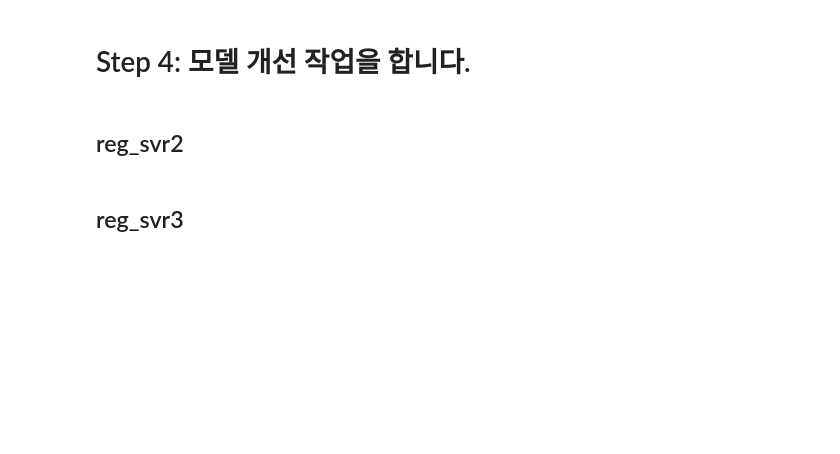
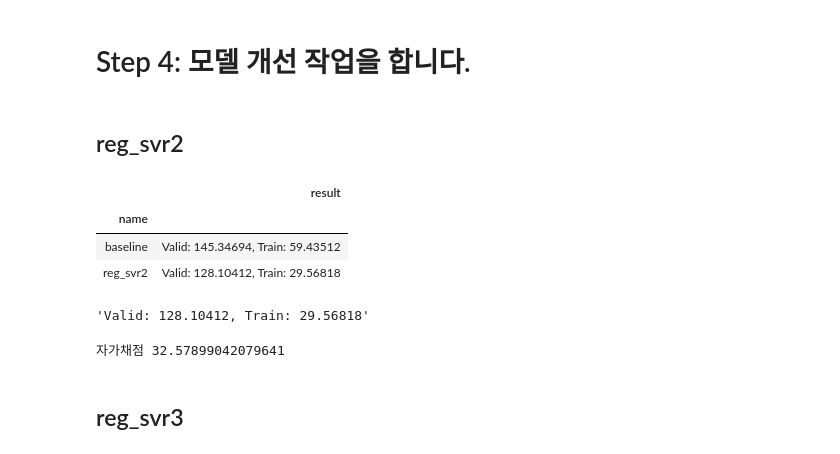
Before and after one commit to sunkusun9/DS_Lv3_2505_2, a Jupyter notebook: sec_ds_lv3_prob3_kaggle.ipynb, the cells around one changed output. Drawn from its saved outputs; the diff is of its cells as text; code cells hidden in the pictures; blank space fills up the shorter version.

Commit message:
Day1 Kaggle 풀이 reg_svr3까지 올립니다.

```diff
--- a/sec_ds_lv3_prob3_kaggle.ipynb
+++ b/sec_ds_lv3_prob3_kaggle.ipynb
@@ -328,8 +337,28 @@ print("자가채점", mean_absolute_error(s_kaggle_ans, prd))
 # %%
 # reg_svr2: Baseline Tuning
 # Holiday_yn을 추가해봅니다.
 # baseline 모델을 파라메터 튜닝을 합니다. : C, gamma
 from sklearn.svm import SVR
+
+ct = ColumnTransformer([
+    ('std', StandardScaler(), ['TotalHour'] + ['lag_{}'.format(i) for i in range(1, 7)]), # TotalHour, lag_1 ~ 6 -> StandardScaler
+    ('ohe', OneHotEncoder(categories='auto'), ['DayName']), # DayName -> OneHotEncoder
+    ('pt', 'passthrough', ['AM', 'Holiday_yn'])# AM -> 'passthrough'
+])
+reg_svr2 = make_pipeline(ct, SVR(C = 1000, kernel = 'rbf', gamma = 0.2))
+eval_model('reg_svr2', reg_svr2)
+# %% [output]
+|  | result |
+| name |  |
+| baseline | Valid: 145.34694, Train: 59.43512 |
+| reg_svr2 | Valid: 128.10412, Train: 29.56818 |
+'Valid: 128.10412, Train: 29.56818'
+# %%
+prd = select_model(reg_svr2)
+# 자가 채점
+print("자가채점", mean_absolute_error(s_kaggle_ans, prd))
+# %% [output]
+자가채점 32.57899042079641
 # %% [markdown]
 ## reg_svr3
 # %%
```
Also changed, not shown: parts of 4 cells of this notebook.
